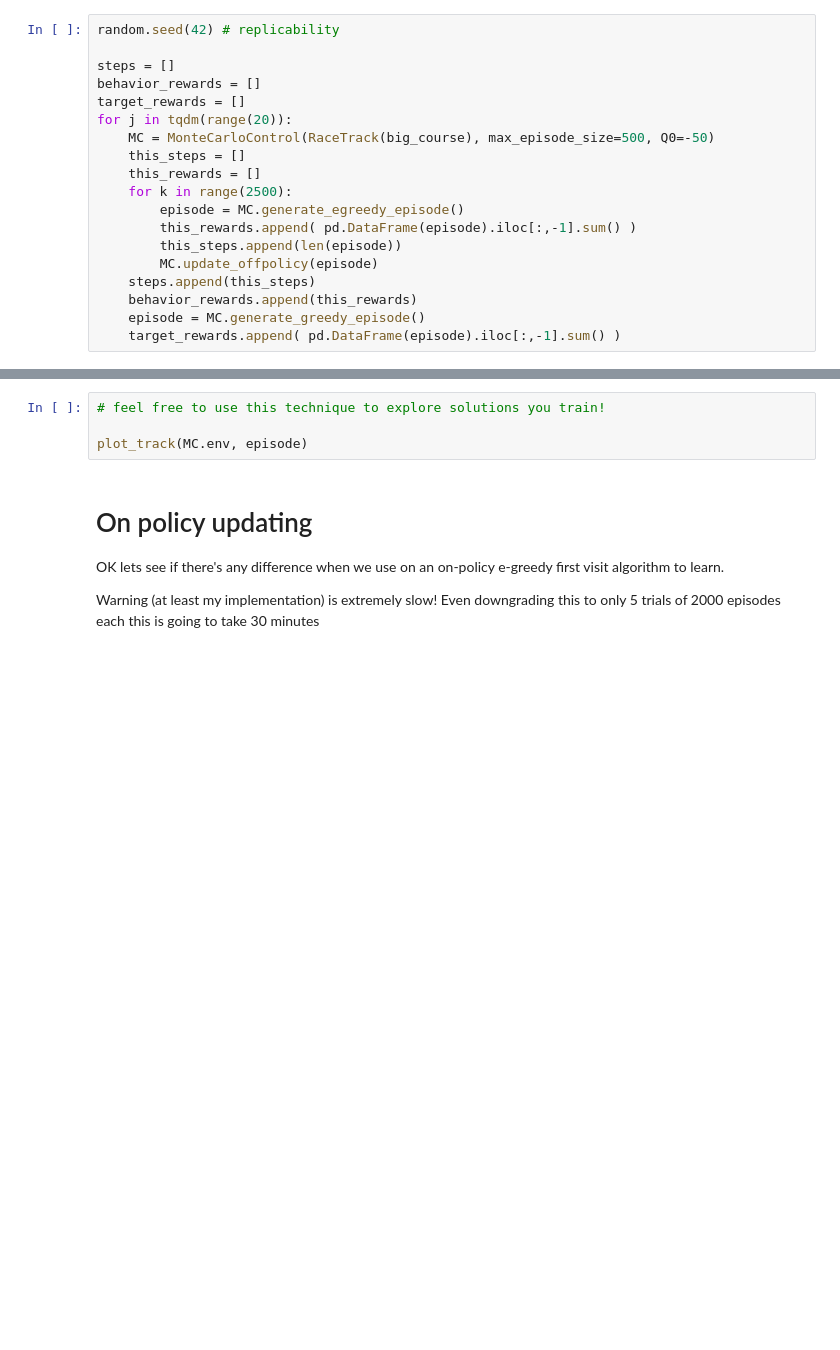
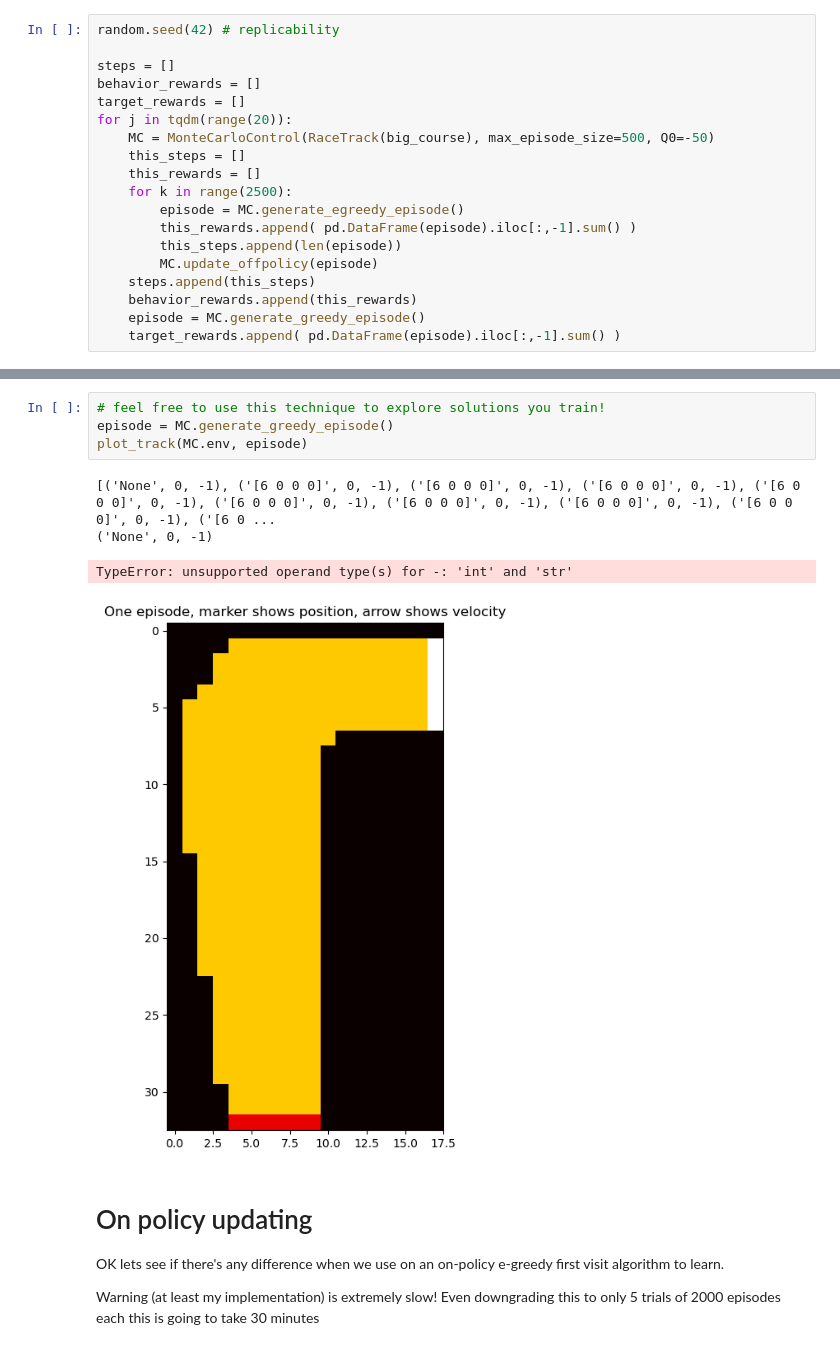
Before and after one commit to JaigonRyu/Assignments-WI25, a Jupyter notebook: A3/racecar.ipynb, the cells around one changed output, grey strips where cells are left out. Drawn from its saved outputs; the diff is of its cells as text; blank space fills up the shorter version.

```diff
--- a/A3/racecar.ipynb
+++ b/A3/racecar.ipynb
@@ -271,8 +297,13 @@ def plot_track(track, states=None):
     plt.show()
 # %%
 # feel free to use this technique to explore solutions you train!
-
+episode = MC.generate_greedy_episode()
 plot_track(MC.env, episode)
+# %% [output]
+[('None', 0, -1), ('[6 0 0 0]', 0, -1), ('[6 0 0 0]', 0, -1), ('[6 0 0 0]', 0, -1), ('[6 0 0 0]', 0, -1), ('[6 0 0 0]', 0, -1), ('[6 0 0 0]', 0, -1), ('[6 0 0 0]', 0, -1), ('[6 0 0 0]', 0, -1), ('[6 0 ...
+('None', 0, -1)
+TypeError: unsupported operand type(s) for -: 'int' and 'str'
+[figure, added]
 # %% [markdown]
 # On policy updating
 
```
Also changed, not shown: parts of 8 cells of this notebook, 13 other files.
